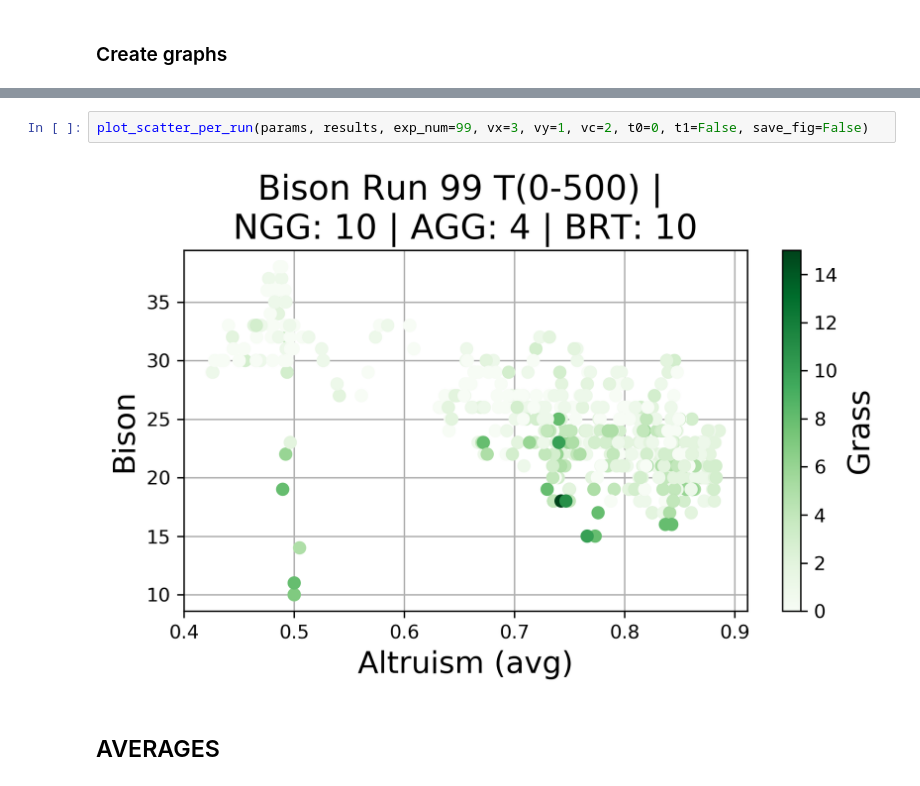
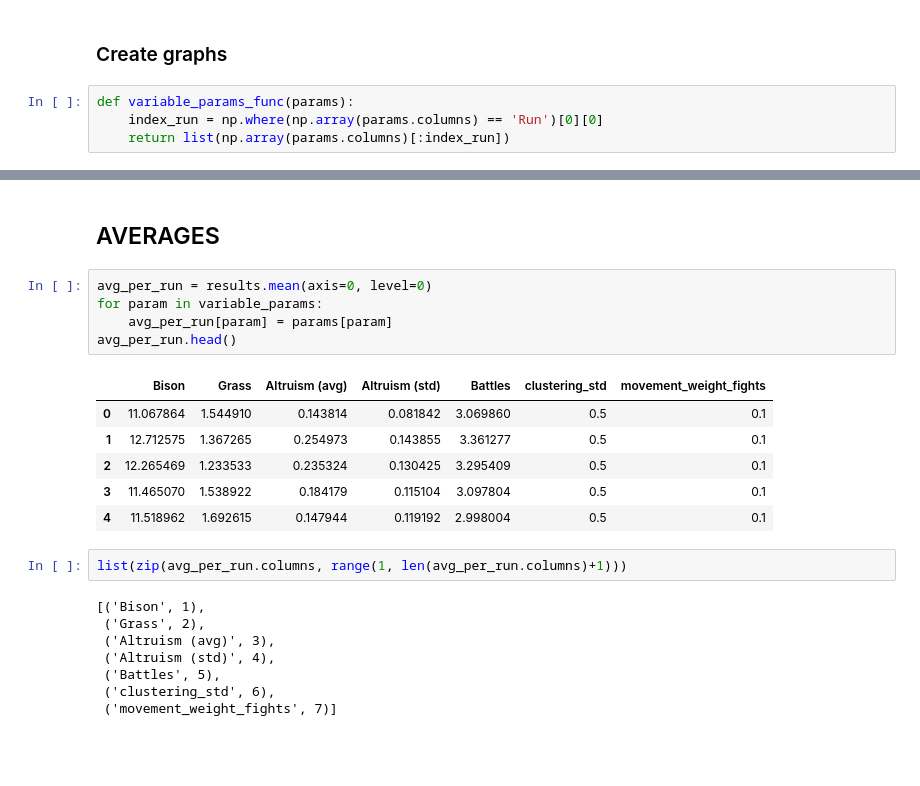
Before and after one commit to jurrew27/abm-project, a Jupyter notebook: Results_Visualisation.ipynb, the cells around one changed output, grey strips where cells are left out. Saved outputs shown, nothing was run; the diff lists cells and outputs as text; blank space fills up the shorter version.

```diff
--- a/Results_Visualisation.ipynb
+++ b/Results_Visualisation.ipynb
@@ -155,4 +161,8 @@ def plot_scatter_avg(params, avg_per_run, vx, vy, vc, save_fig=False):
     plt.show()
 # %% [markdown]
 ### Create graphs
+# %%
+def variable_params_func(params):
+    index_run = np.where(np.array(params.columns) == 'Run')[0][0]
+    return list(np.array(params.columns)[:index_run])
 # %%
@@ -165,7 +188,25 @@ plot_line(params, results, exp_num=99, v=3, t0=0, t1=False, save_fig=False)
-# %%
-plot_scatter_per_run(params, results, exp_num=99, vx=3, vy=1, vc=2, t0=0, t1=False, save_fig=False)
-# %% [output]
-[figure, removed]
 # %% [markdown]
 ## AVERAGES
+# %%
+avg_per_run = results.mean(axis=0, level=0)
+for param in variable_params:
+    avg_per_run[param] = params[param]
+avg_per_run.head()
+# %% [output]
+|  | Bison | Grass | Altruism (avg) | Altruism (std) | Battles | clustering_std | movement_weight_fights |
+| 0 | 11.067864 | 1.544910 | 0.143814 | 0.081842 | 3.069860 | 0.5 | 0.1 |
+| 1 | 12.712575 | 1.367265 | 0.254973 | 0.143855 | 3.361277 | 0.5 | 0.1 |
+| 2 | 12.265469 | 1.233533 | 0.235324 | 0.130425 | 3.295409 | 0.5 | 0.1 |
+| 3 | 11.465070 | 1.538922 | 0.184179 | 0.115104 | 3.097804 | 0.5 | 0.1 |
+| 4 | 11.518962 | 1.692615 | 0.147944 | 0.119192 | 2.998004 | 0.5 | 0.1 |
+# %%
+list(zip(avg_per_run.columns, range(1, len(avg_per_run.columns)+1)))
+# %% [output]
+[('Bison', 1),
+ ('Grass', 2),
+ ('Altruism (avg)', 3),
+ ('Altruism (std)', 4),
+ ('Battles', 5),
+ ('clustering_std', 6),
+ ('movement_weight_fights', 7)]
 # %%
```
Also changed, not shown: parts of 7 cells of this notebook, 4 other files.
